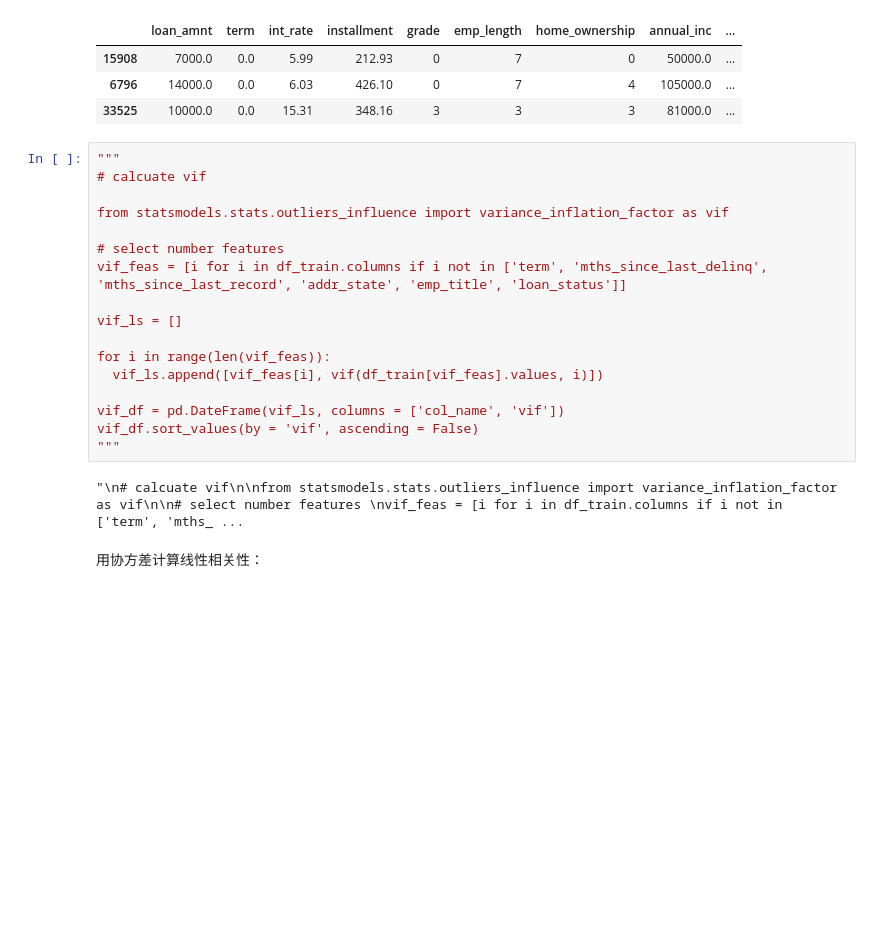
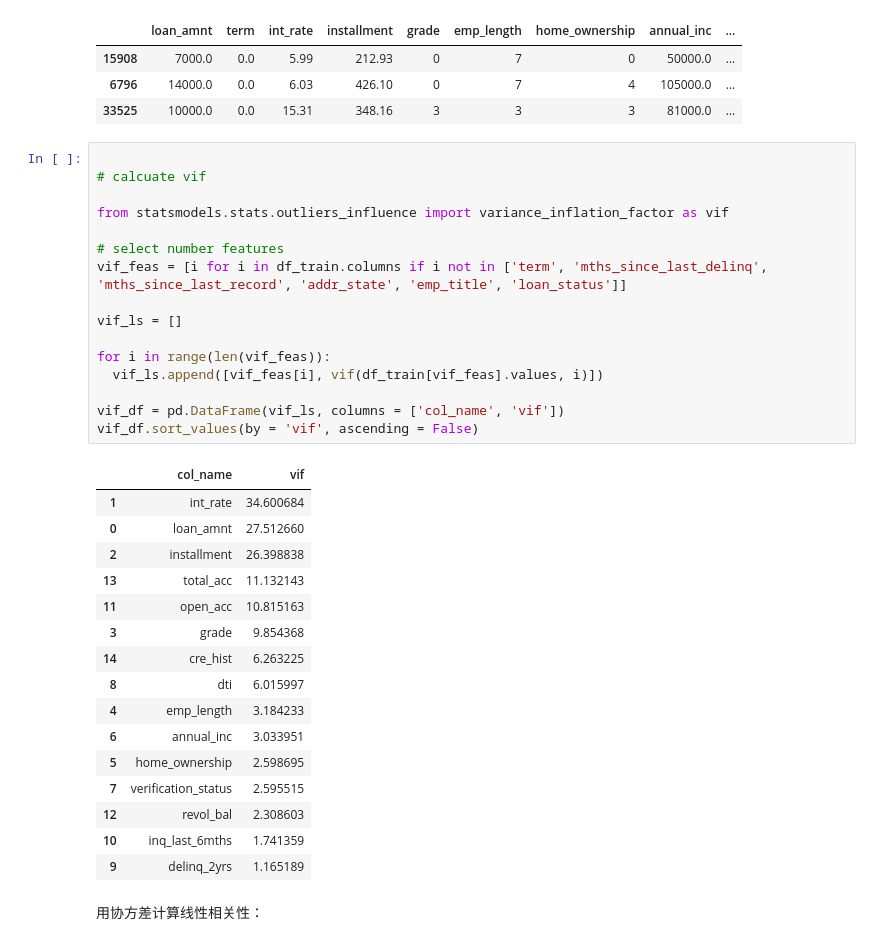
Before and after one commit to xslittlemaggie/Deep-Learning-Machine-Learning-Projects, a Jupyter notebook: Loan.ipynb, the cells around one changed output. Cells and saved outputs as stored; diff of their text form; blank space fills up the shorter version.

```diff
--- a/Loan.ipynb
+++ b/Loan.ipynb
@@ -874,24 +874,38 @@ df_train.head(3)
 | 6796 | 14000.0 | 0.0 | 6.03 | 426.10 | 0 | 7 | 4 | 105000.0 | ... |
 | 33525 | 10000.0 | 0.0 | 15.31 | 348.16 | 3 | 3 | 3 | 81000.0 | ... |
 # %%
-"""
+
 # calcuate vif
 
 from statsmodels.stats.outliers_influence import variance_inflation_factor as vif
 
 # select number features
 vif_feas = [i for i in df_train.columns if i not in ['term', 'mths_since_last_delinq', 'mths_since_last_record', 'addr_state', 'emp_title', 'loan_status']]
 
 vif_ls = []
 
 for i in range(len(vif_feas)):
   vif_ls.append([vif_feas[i], vif(df_train[vif_feas].values, i)])
 
-vif_df = pd.DateFrame(vif_ls, columns = ['col_name', 'vif'])
+vif_df = pd.DataFrame(vif_ls, columns = ['col_name', 'vif'])
 vif_df.sort_values(by = 'vif', ascending = False)
-"""
 # %% [output]
-"\n# calcuate vif\n\nfrom statsmodels.stats.outliers_influence import variance_inflation_factor as vif\n\n# select number features \nvif_feas = [i for i in df_train.columns if i not in ['term', 'mths_ ...
+|  | col_name | vif |
+| 1 | int_rate | 34.600684 |
+| 0 | loan_amnt | 27.512660 |
+| 2 | installment | 26.398838 |
+| 13 | total_acc | 11.132143 |
+| 11 | open_acc | 10.815163 |
+| 3 | grade | 9.854368 |
+| 14 | cre_hist | 6.263225 |
+| 8 | dti | 6.015997 |
+| 4 | emp_length | 3.184233 |
+| 6 | annual_inc | 3.033951 |
+| 5 | home_ownership | 2.598695 |
+| 7 | verification_status | 2.595515 |
+| 12 | revol_bal | 2.308603 |
+| 10 | inq_last_6mths | 1.741359 |
+| 9 | delinq_2yrs | 1.165189 |
 # %% [markdown]
 用协方差计算线性相关性：
 # %%
```
Also changed, not shown: parts of 14 cells of this notebook.
